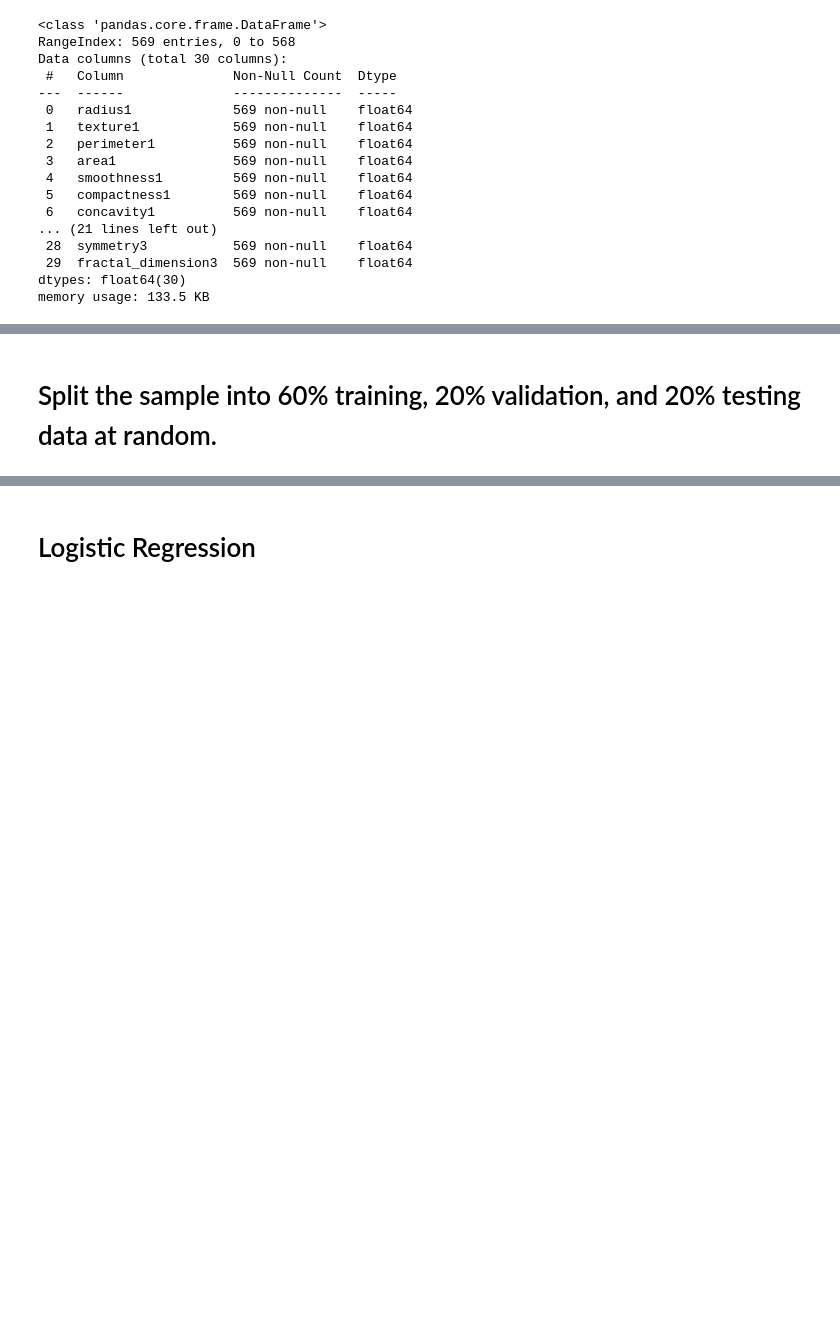
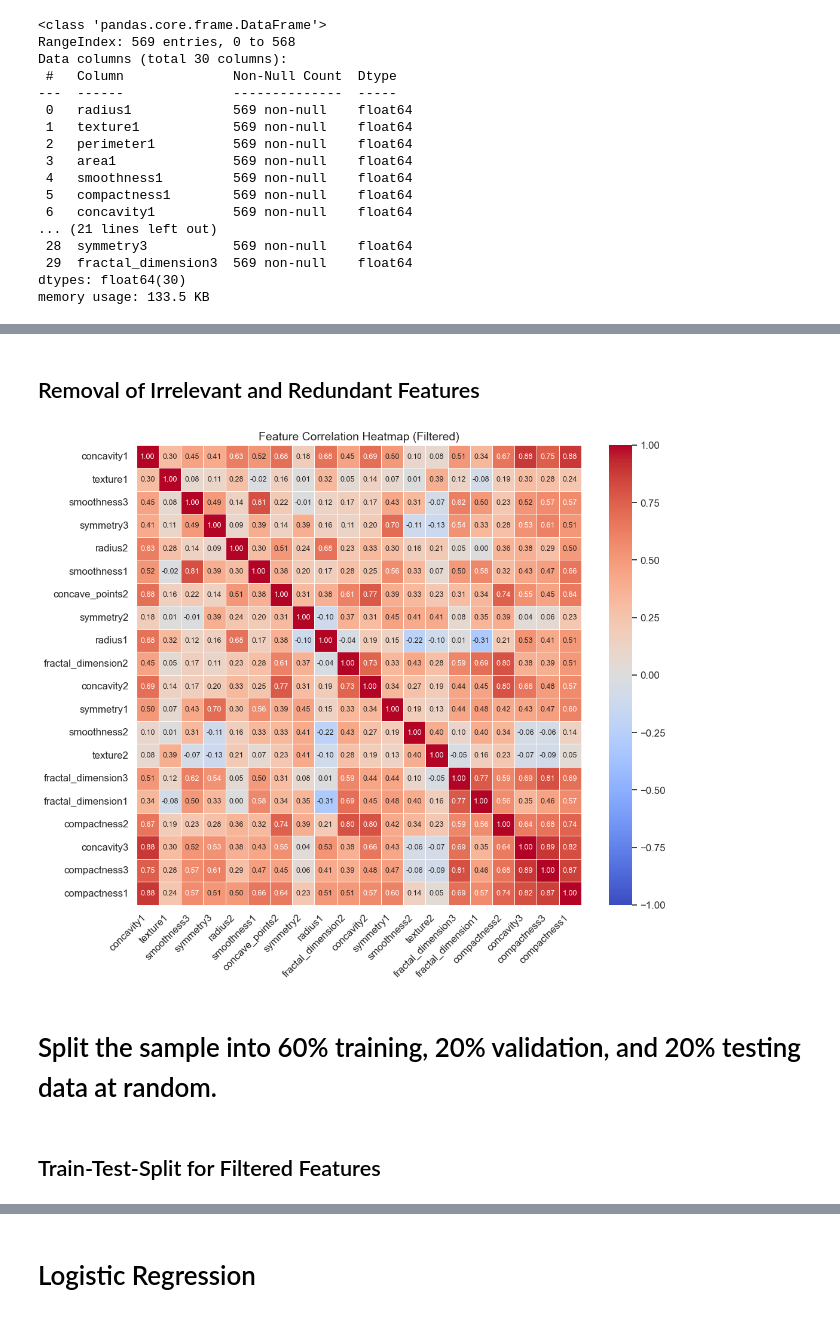
Before and after one commit to grgttdln/Breast-Cancer_ML-Classification, a Jupyter notebook: Notebook.ipynb, the cells around one changed output, grey strips where cells are left out. Saved outputs shown, nothing was run; the diff lists cells and outputs as text; code cells hidden in the pictures; blank space fills up the shorter version.

Commit message:
Added EDA, removed redundant and irrelevant features

```diff
--- a/Notebook.ipynb
+++ b/Notebook.ipynb
@@ -155,2 +193,45 @@ memory usage: 4.6 KB
+# %% [markdown]
+## Removal of Irrelevant and Redundant Features
+# %%
+# Compute correlation matrix including 'diagnosis'
+full_corr_matrix = df.corr()
+
+# Identify irrelevant features (correlation with 'diagnosis' < 0.05)
+irrelevant_features = set(full_corr_matrix.index[abs(full_corr_matrix["diagnosis"]) < 0.05])
+
+# Compute correlation matrix without 'diagnosis'
+corr_matrix = df.drop(columns=['diagnosis']).corr()
+
+# Identify redundant features (correlation > 0.9)
+high_corr_features = set()
+for i in range(len(corr_matrix.columns)):
+    for j in range(i):
+        if abs(corr_matrix.iloc[i, j]) > 0.9:
+            colname = corr_matrix.columns[i]
+            high_corr_features.add(colname)
+
+# Remove redundant and irrelevant features
+filtered_features = list(set(corr_matrix.columns) - high_corr_features - irrelevant_features)
+
+# Subset correlation matrix
+filtered_corr_matrix = corr_matrix.loc[filtered_features, filtered_features]
+
+# Plot heatmap with filtered features
+plt.figure(figsize=(12, 10))
+sns.set(font_scale=1.1)
+
+sns.heatmap(filtered_corr_matrix,
+            annot=True, cmap="coolwarm", fmt=".2f",
+            linewidths=0.5, annot_kws={"size": 9},
+            vmin=-1, vmax=1)
+
+plt.xticks(rotation=45, ha='right')
+plt.yticks(rotation=0)
+plt.title("Feature Correlation Heatmap (Filtered)", fontsize=14)
+plt.show()
+# %% [output]
+[figure, added]
 # %% [markdown]
 # Split the sample into 60% training, 20% validation, and 20% testing data at random.
+# %% [markdown]
+## Train-Test-Split for Filtered Features
```
Also changed, not shown: parts of 20 cells of this notebook.
